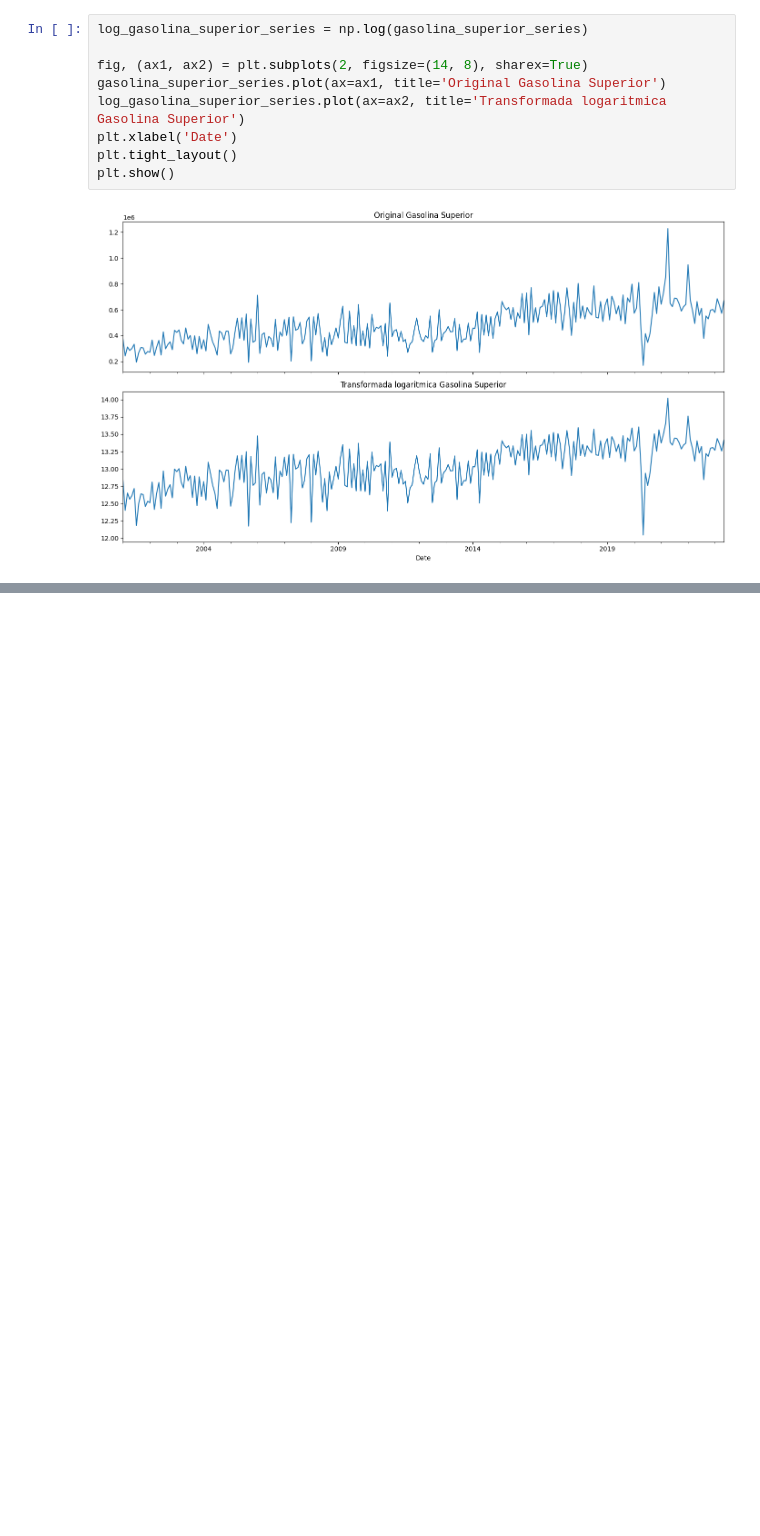
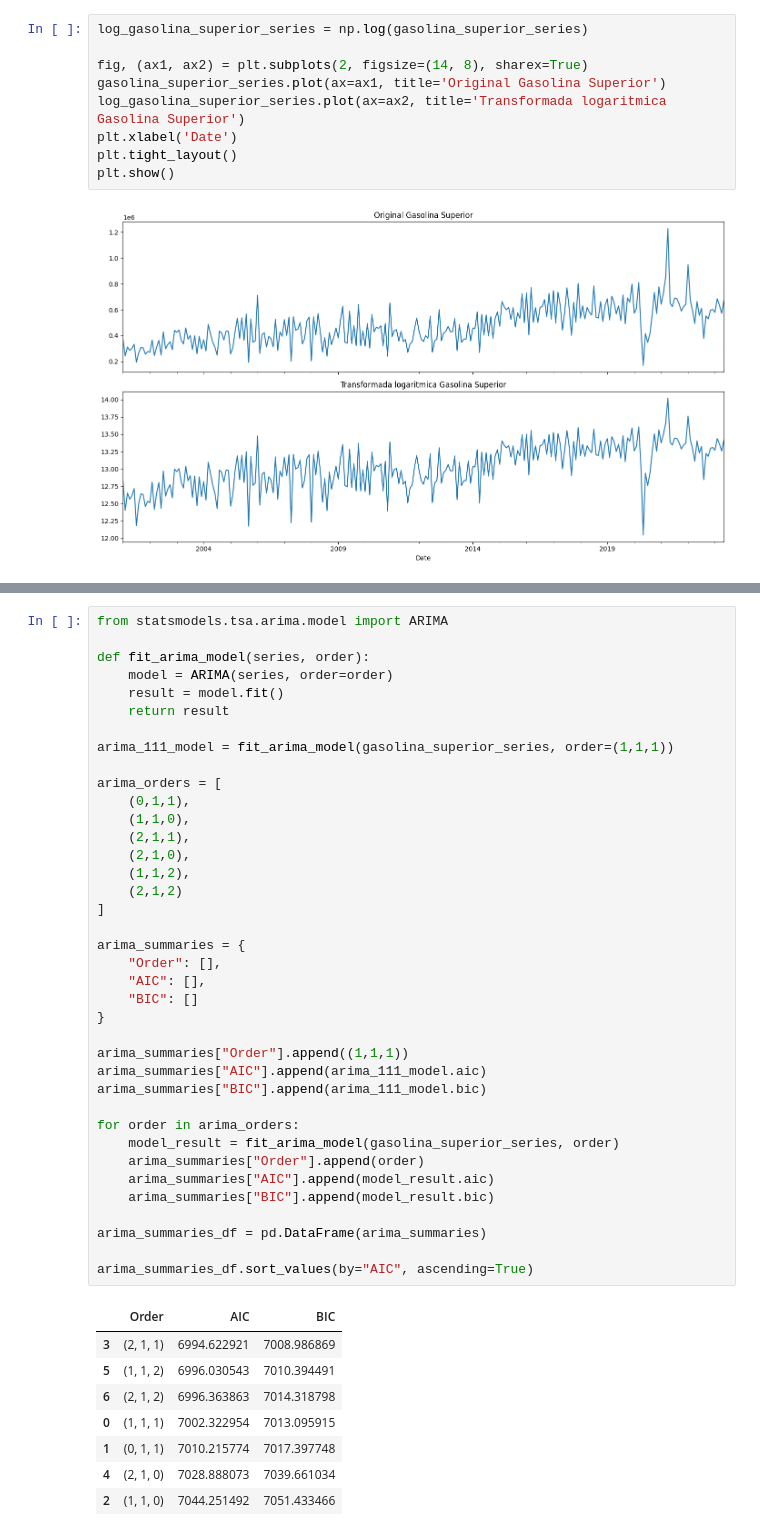
Before and after one commit to diego6ruiz/Series-de-Tiempo, a Jupyter notebook: SeriesdeTiempo.ipynb, the cells around one changed output, grey strips where cells are left out. Saved outputs shown, nothing was run; the diff lists cells and outputs as text; blank space fills up the shorter version.

```diff
--- a/SeriesdeTiempo.ipynb
+++ b/SeriesdeTiempo.ipynb
@@ -529,0 +576,47 @@ plt.show()
+# %%
+from statsmodels.tsa.arima.model import ARIMA
+
+def fit_arima_model(series, order):
+    model = ARIMA(series, order=order)
+    result = model.fit()
+    return result
+
+arima_111_model = fit_arima_model(gasolina_superior_series, order=(1,1,1))
+
+arima_orders = [
+    (0,1,1),
+    (1,1,0),
+    (2,1,1),
+    (2,1,0),
+    (1,1,2),
+    (2,1,2)
+]
+
+arima_summaries = {
+    "Order": [],
+    "AIC": [],
+    "BIC": []
+}
+
+arima_summaries["Order"].append((1,1,1))
+arima_summaries["AIC"].append(arima_111_model.aic)
+arima_summaries["BIC"].append(arima_111_model.bic)
+
+for order in arima_orders:
+    model_result = fit_arima_model(gasolina_superior_series, order)
+    arima_summaries["Order"].append(order)
+    arima_summaries["AIC"].append(model_result.aic)
+    arima_summaries["BIC"].append(model_result.bic)
+
+arima_summaries_df = pd.DataFrame(arima_summaries)
+
+arima_summaries_df.sort_values(by="AIC", ascending=True)
+# %% [output]
+|  | Order | AIC | BIC |
+| 3 | (2, 1, 1) | 6994.622921 | 7008.986869 |
+| 5 | (1, 1, 2) | 6996.030543 | 7010.394491 |
+| 6 | (2, 1, 2) | 6996.363863 | 7014.318798 |
+| 0 | (1, 1, 1) | 7002.322954 | 7013.095915 |
+| 1 | (0, 1, 1) | 7010.215774 | 7017.397748 |
+| 4 | (2, 1, 0) | 7028.888073 | 7039.661034 |
+| 2 | (1, 1, 0) | 7044.251492 | 7051.433466 |
```
Also changed, not shown: parts of 5 cells of this notebook.
